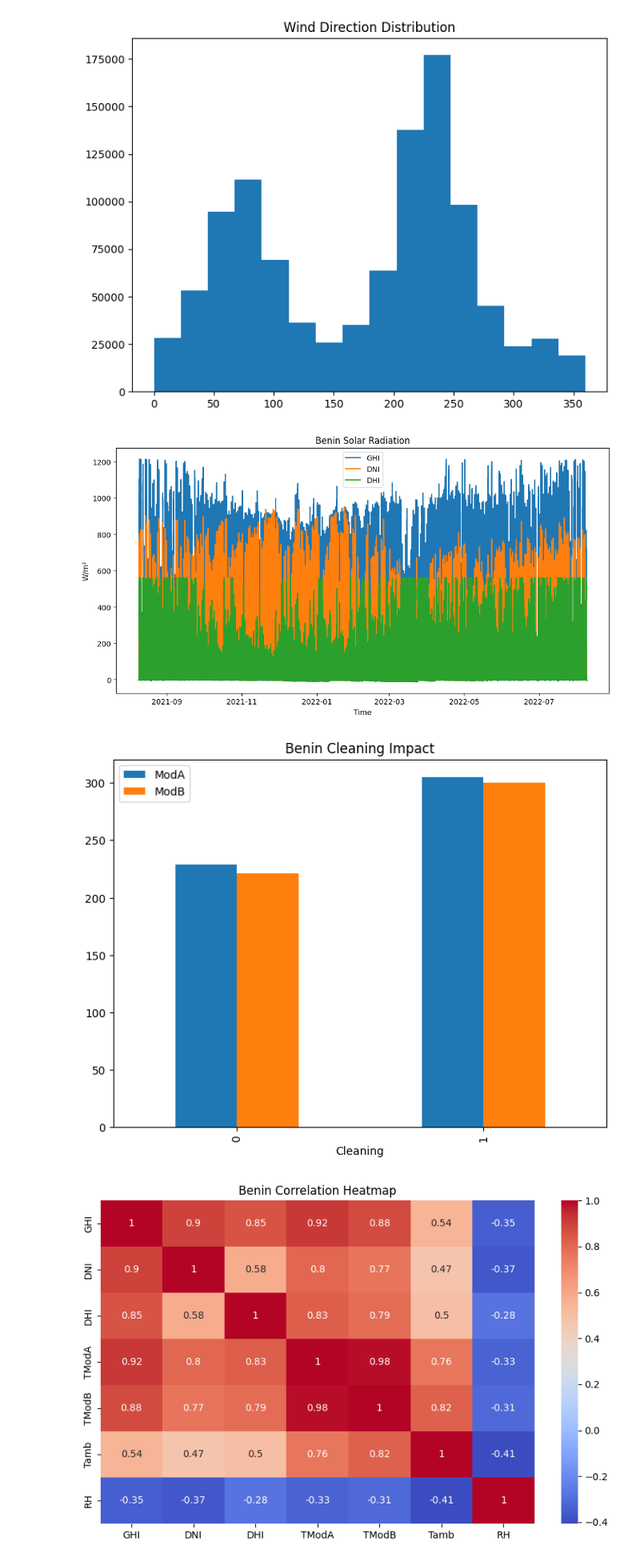
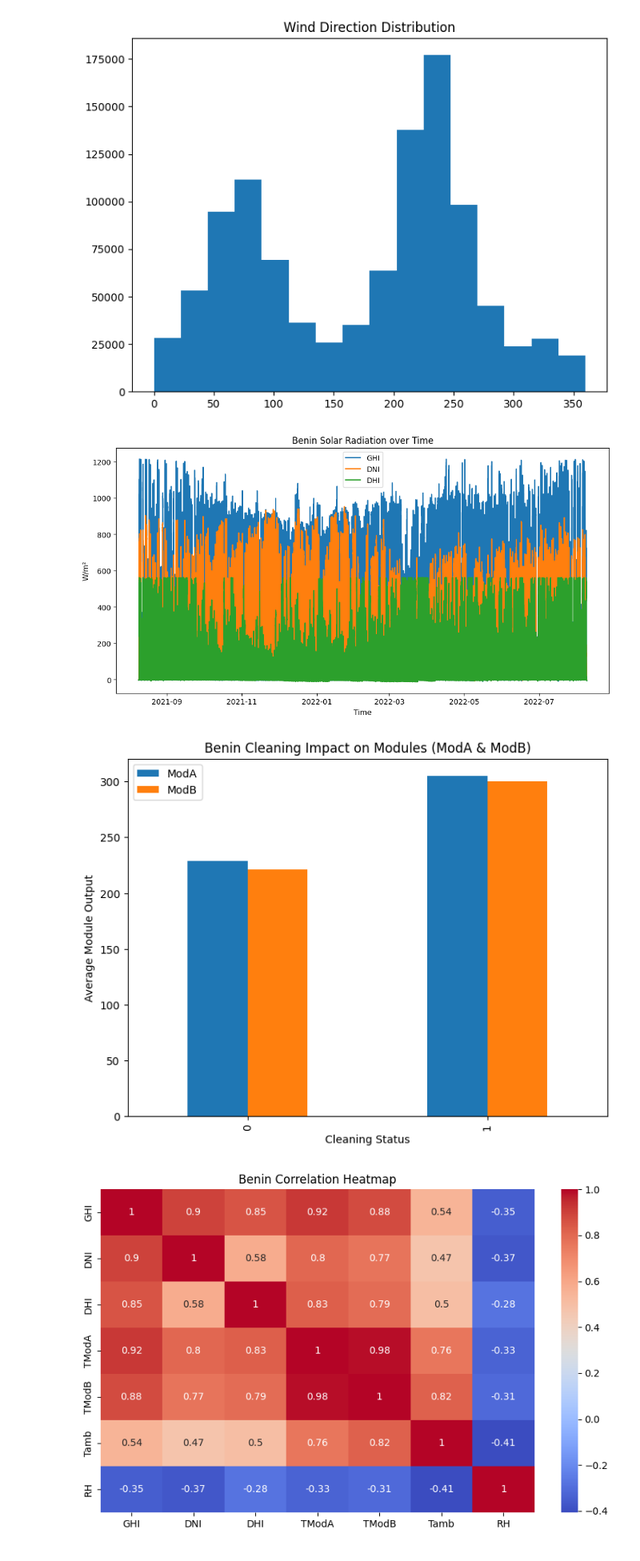
Before and after one commit to Saronzeleke/solar-challenge-week0, a Jupyter notebook: notebooks/benin_eda.ipynb, the cells around one changed output. Shown at 80% size. Drawn from its saved outputs; the diff is of its cells as text; code cells hidden in the pictures.

```diff
--- a/notebooks/benin_eda.ipynb
+++ b/notebooks/benin_eda.ipynb
@@ -133,19 +133,21 @@ plt.plot(df_clean['Timestamp'], df_clean['GHI'], label='GHI')
 plt.plot(df_clean['Timestamp'], df_clean['DNI'], label='DNI')
 plt.plot(df_clean['Timestamp'], df_clean['DHI'], label='DHI')
 plt.legend()
-plt.title(f"{country.capitalize()} Solar Radiation")
+plt.title(f"{country.capitalize()} Solar Radiation over Time")
 plt.xlabel("Time")
 plt.ylabel("W/m²")
 plt.show()
 # %% [output]
-[figure, old version]
+[figure, new version]
 # %%
-cleaning_effect = df_clean.groupby('Cleaning')[['ModA','ModB']].mean()
+cleaning_effect = df_clean.groupby('Cleaning')[['ModA', 'ModB']].mean()
 cleaning_effect.plot(kind='bar', figsize=(8,6))
-plt.title(f"{country.capitalize()} Cleaning Impact")
+plt.title(f"{country.capitalize()} Cleaning Impact on Modules (ModA & ModB)")
+plt.xlabel("Cleaning Status")
+plt.ylabel("Average Module Output")
 plt.show()
 # %% [output]
-[figure, old version]
+[figure, new version]
 # %%
 
 # Correlation heatmap
```
Also changed, not shown: parts of 4 cells of this notebook.
